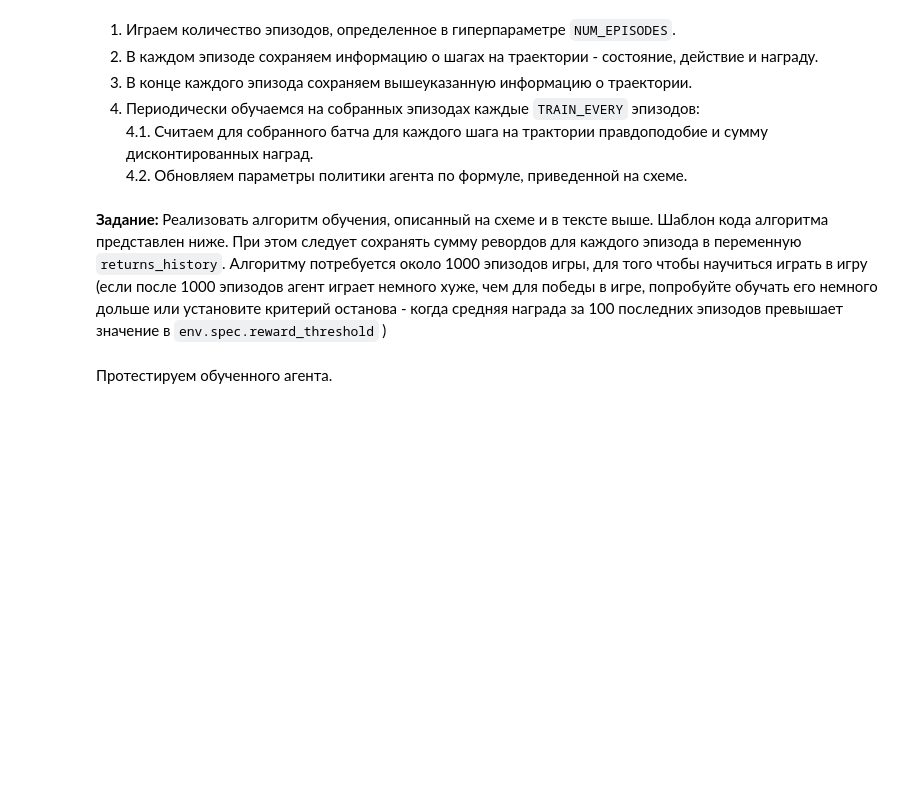
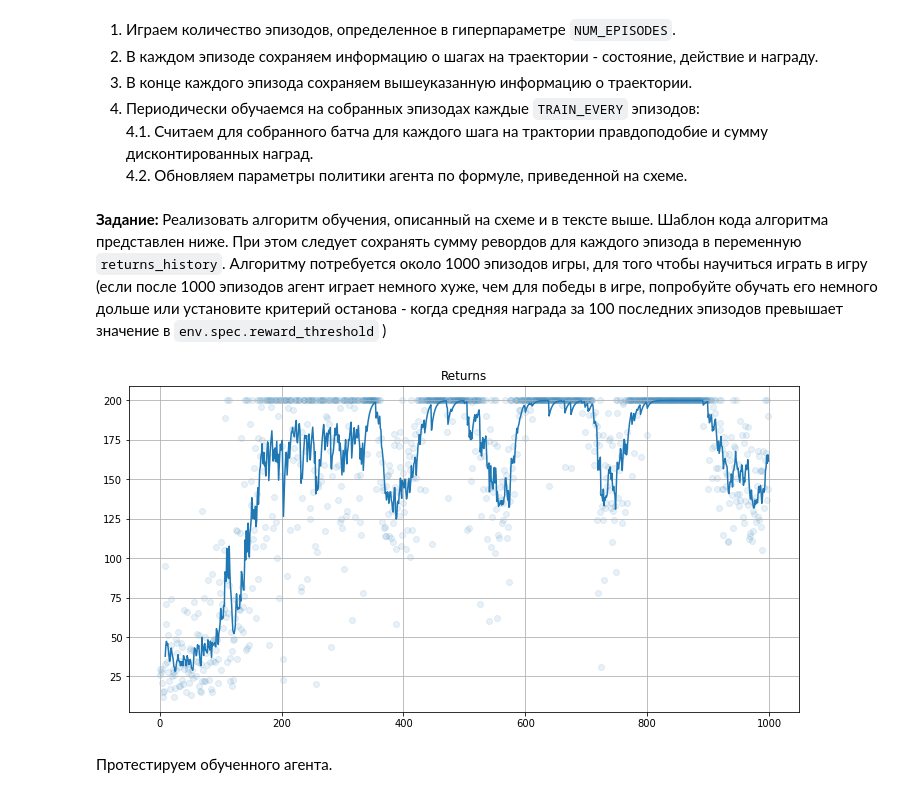
Before and after one commit to Eldervald/dlcourse_ai, a Jupyter notebook: assignments/assignment7/REINFORCE.ipynb, the cells around one changed output. Saved outputs shown, nothing was run; the diff lists cells and outputs as text; code cells hidden in the pictures; blank space fills up the shorter version.

Commit message:
Assignment 7 done. Course completed.

```diff
--- a/assignments/assignment7/REINFORCE.ipynb
+++ b/assignments/assignment7/REINFORCE.ipynb
@@ -205,7 +259,27 @@ def process_traj_batch(policy, batch, discount):
             each state in the batch of trajectories.
     """
 
-    # TO DO
+    log_probs = []
+    returns = []
+
+    for x in batch:
+        input = torch.stack([t.state for t in x]).view(len(x), -1)
+        acts = torch.stack([t.action for t in x]).view(len(x), -1)
+        rewards = [t.reward for t in x]
+
+        probs = policy(input)
+        # print(probs)
+        log_probs.extend(torch.log(probs).gather(1, acts).view(-1))
+        rewards_disc = rewards.copy()
+
+        # dp
+        for i in range(len(rewards) - 2, -1, -1):
+            rewards_disc[i] += rewards_disc[i + 1] * discount
+
+        returns.extend(rewards_disc)
+
+    # print(log_probs)
+    # print(returns)
 
     return log_probs, returns
 # %% [markdown]
@@ -296,31 +372,49 @@ transition = collections.namedtuple("transition", ["state", "action", "reward"])
 # %%
 returns_history = []
 traj_batch = []
 
 for i in range(NUM_EPISODES):
 
-    # TO DO
+    state = torch.FloatTensor(env.reset()).to(device)
+    traj = []
+    rewards = 0
+
+    while True:
+        probs = policy(state)
+        dist = Categorical(probs)
+        action = dist.sample().item()
+
+        next_state, reward, done, _ = env.step(action)
+        traj.append(transition(state, torch.tensor(action).to(device), reward))
+        rewards += reward
+
+        if not done:
+            state = torch.FloatTensor(next_state).to(device)
+        else:
+            break
 
     returns_history.append(rewards)
 
     traj_batch.append(traj)
 
     if i % TRAIN_EVERY:
         log_probs, returns = process_traj_batch(policy, traj_batch, DISCOUNT)
         loss = -(torch.stack(log_probs) * torch.FloatTensor(returns).to(device)).sum()
         optimizer.zero_grad()
         loss.backward()
         optimizer.step()
 
         traj_batch = []
 
     if i % 10:
         clear_output(True)
         plt.figure(figsize=[12, 6])
         plt.title('Returns'); plt.grid()
         plt.scatter(np.arange(len(returns_history)), returns_history, alpha=0.1)
         plt.plot(moving_average(returns_history, span=10, min_periods=10))
         plt.show()
+# %% [output]
+[figure, added]
 # %% [markdown]
 Протестируем обученного агента.
 # %%
```
Also changed, not shown: parts of 17 cells of this notebook.
